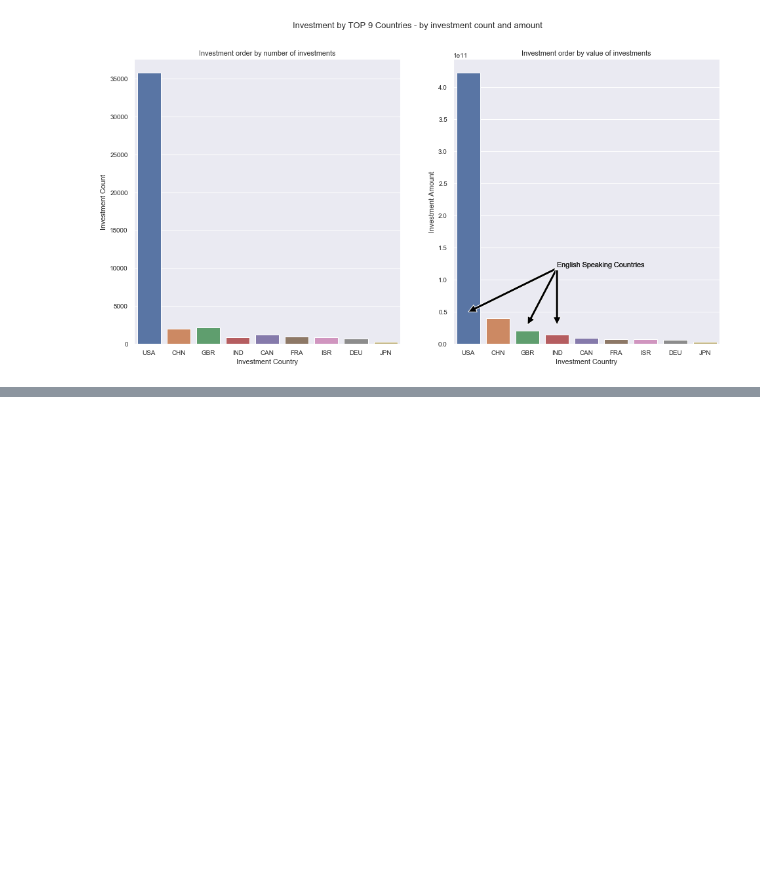
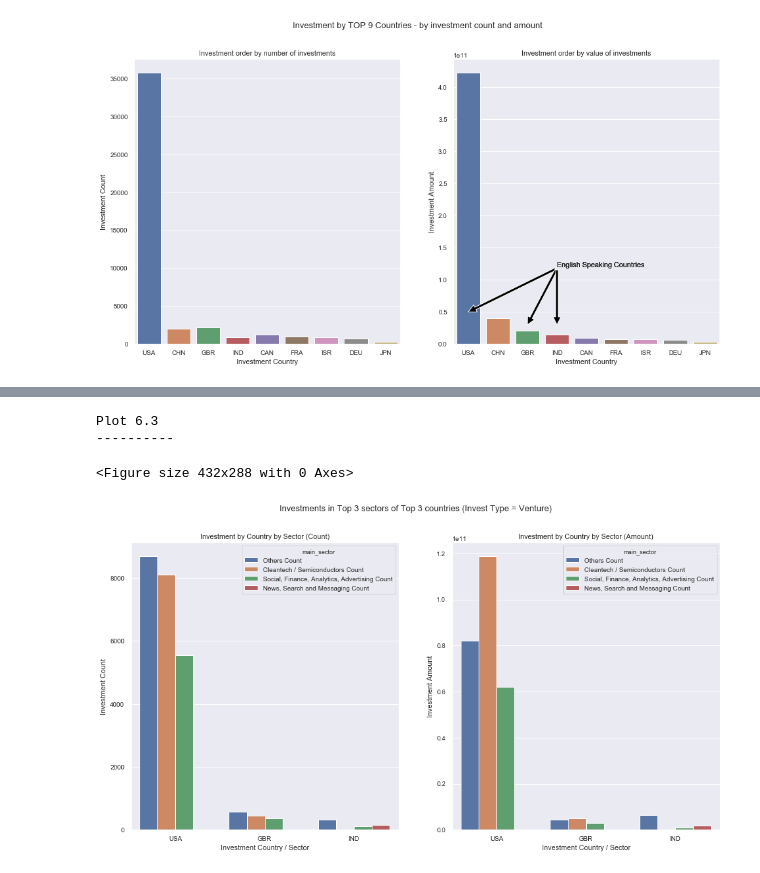
Before and after one commit to hsatam/AI_ML, a Jupyter notebook: Investment_Analysis_Hemant_Satam.ipynb, the cells around one changed output, grey strips where cells are left out. Drawn from its saved outputs; the diff is of its cells as text; code cells hidden in the pictures; blank space fills up the shorter version.

Commit message:
added code for all three graphs part of checkpoint 6

```diff
--- a/Investment_Analysis_Hemant_Satam.ipynb
+++ b/Investment_Analysis_Hemant_Satam.ipynb
@@ -551,0 +546,35 @@ Plot 6.3
+# %%
+# Plot 6.3 outcome
+print("\n\nPlot 6.3")
+print("----------\n")
+
+#For the chosen investment type, make a data frame with top 3 sectors of top 3 countries
+
+frames = [usa_DF, gbr_DF, ind_DF]
+df_country_sector = pd.concat(frames)
+
+# Create two sub plots - one for Investments by Sector (count) and Investment by sector (Amount)
+fig = plt.figure()
+fig, (ax1, ax2) = plt.subplots(1, 2, figsize=(16, 8), sharex=True)
+
+# Setting up title, axis lables and formatting the display of axis values
+fig.suptitle("Investments in Top 3 sectors of Top 3 countries (Invest Type = Venture)")
+
+sns.barplot(df_country_sector['country_code'].values, df_country_sector['investment_count'].values,\
+            hue=df_country_sector['main_sector'], ax=ax1)
+ax1.set_title("Investment by Country by Sector (Count)")
+ax1.set_ylabel("Investment Count")
+ax1.set_xlabel("Investment Country / Sector")
+
+sns.barplot(df_country_sector['country_code'].values, df_country_sector['investment_amt'].values,\
+            hue=df_country_sector['main_sector'], ax=ax2)
+ax2.set_title("Investment by Country by Sector (Amount)")
+ax2.set_ylabel("Investment Amount")
+ax2.set_xlabel("Investment Country / Sector")
+
+plt.savefig('Investment_By_top3_Countries_Sectors.png')
+# %% [output]
+Plot 6.3
+----------
+<Figure size 432x288 with 0 Axes>
+[figure, added]
```
Also changed, not shown: parts of 2 cells of this notebook, 1 other file.
